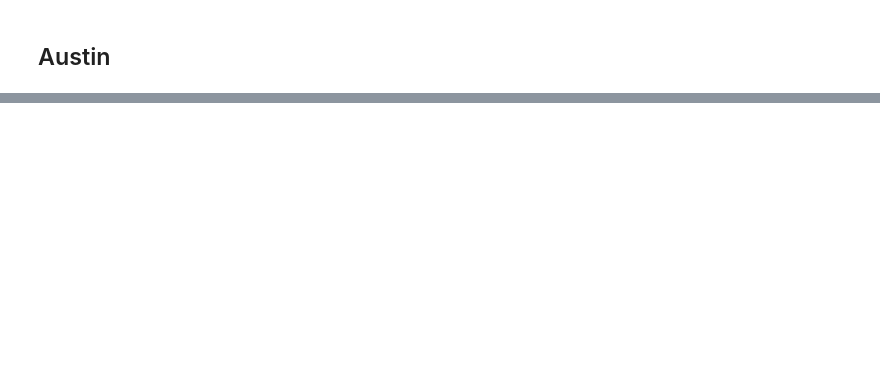
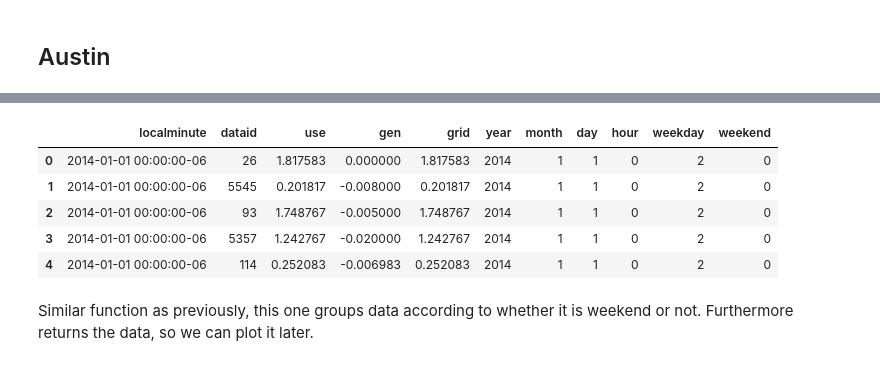
Before and after one commit to Jarino/energy-recommender, a Jupyter notebook: Data aggregations.ipynb, the cells around one changed output, grey strips where cells are left out. Saved outputs shown, nothing was run; the diff lists cells and outputs as text; code cells hidden in the pictures; blank space fills up the shorter version.

```diff
--- a/Data aggregations.ipynb
+++ b/Data aggregations.ipynb
@@ -150,0 +201,11 @@ export_seasonal_averages_for_users(df_winter, 'winter')
+# %%
+lw_df.head()
+# %% [output]
+|  | localminute | dataid | use | gen | grid | year | month | day | hour | weekday | weekend |
+| 0 | 2014-01-01 00:00:00-06 | 26 | 1.817583 | 0.000000 | 1.817583 | 2014 | 1 | 1 | 0 | 2 | 0 |
+| 1 | 2014-01-01 00:00:00-06 | 5545 | 0.201817 | -0.008000 | 0.201817 | 2014 | 1 | 1 | 0 | 2 | 0 |
+| 2 | 2014-01-01 00:00:00-06 | 93 | 1.748767 | -0.005000 | 1.748767 | 2014 | 1 | 1 | 0 | 2 | 0 |
+| 3 | 2014-01-01 00:00:00-06 | 5357 | 1.242767 | -0.020000 | 1.242767 | 2014 | 1 | 1 | 0 | 2 | 0 |
+| 4 | 2014-01-01 00:00:00-06 | 114 | 0.252083 | -0.006983 | 0.252083 | 2014 | 1 | 1 | 0 | 2 | 0 |
+# %% [markdown]
+Similar function as previously, this one groups data according to whether it is weekend or not. Furthermore returns the data, so we can plot it later.
```
Also changed, not shown: parts of 50 cells of this notebook, 2 other files.
